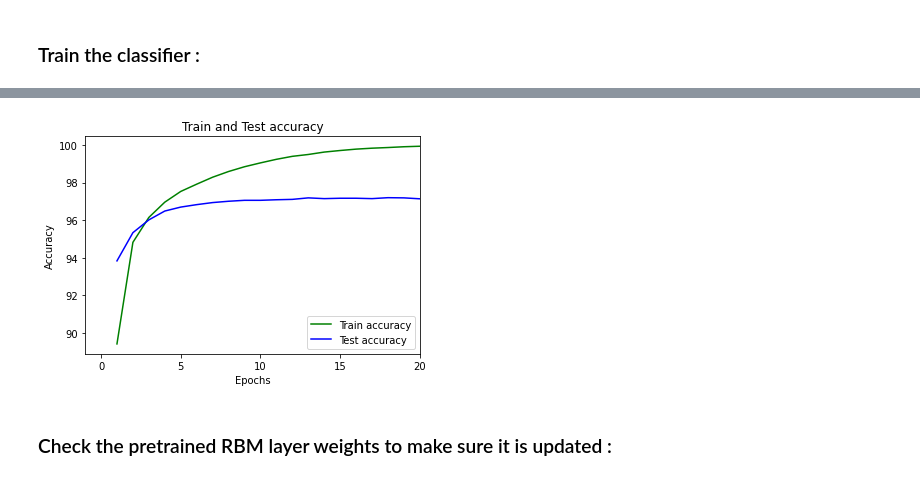
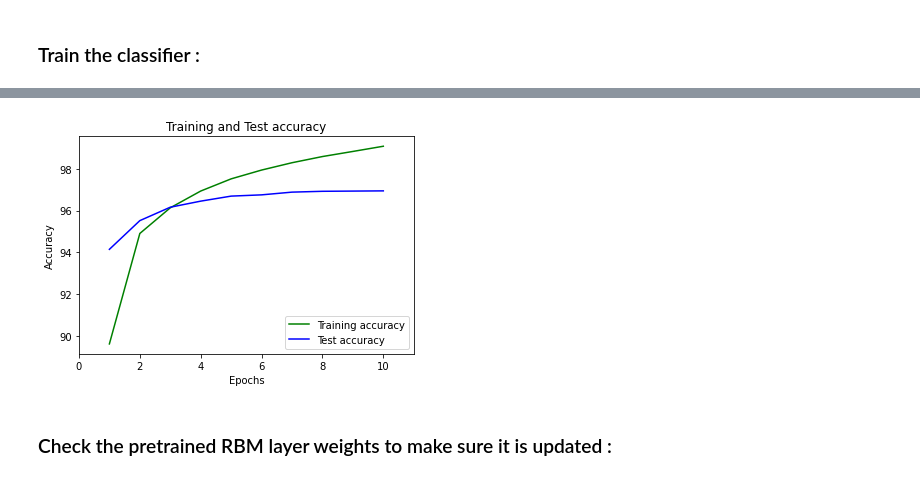
Before and after one commit to lilanpei/Restricted-Boltzmann-Machine-and-Deep-Belief-Network-on-MINIST, a Jupyter notebook: RBM&DBN_on_MNIST.ipynb, the cells around one changed output, grey strips where cells are left out. Drawn from its saved outputs; the diff is of its cells as text; code cells hidden in the pictures.

```diff
--- a/RBM&DBN_on_MNIST.ipynb
+++ b/RBM&DBN_on_MNIST.ipynb
@@ -190,3 +248,7 @@ optimizer = torch.optim.Adam(rbm_Model.parameters(), lr=1e-3)
 # %%
+rbm_Model = RBM_Net(rbm, HIDDEN_UNITS, 10)
+criterion = torch.nn.CrossEntropyLoss() # computes softmax and then the cross entropy
+optimizer = torch.optim.Adam(rbm_Model.parameters(), lr=1e-3)
+print(rbm_Model)
 y_true_tr,y_pred_tr,y_true,y_pred,history_tr,history_ts = rbm_Model.train(tr_loader, ts_loader, optimizer, rbm_Model, criterion)
 # %% [output]
@@ -213,16 +268,14 @@ Epoch : 20 | loss : 0.0194 | Train Accuracy: 92.90  | Test Accuracy: 93.09
 # %%
 import matplotlib.pyplot as plt
 
-epochs = range(1, 21)
-plt.plot(epochs, history_tr, 'g', label='Train accuracy')
+epochs = range(1, len(history_tr)+1)
+plt.plot(epochs, history_tr, 'g', label='Training accuracy')
 plt.plot(epochs, history_ts, 'b', label='Test accuracy')
-plt.title('Train and Test accuracy')
+plt.title('Training and Test accuracy')
 plt.xlabel('Epochs')
 plt.ylabel('Accuracy')
-plt.xlim([-1, 20])
-#plt.ylim([85, 95])
-plt.xticks(np.linspace(0, 20, 5))
-#plt.yticks(np.linspace(85, 95, 5))
+plt.xlim([0, len(history_tr)+1])
+plt.xticks(np.linspace(0, len(history_tr), 6))
 plt.legend(loc='lower right')
 plt.show()
 # %% [output]
@@ -310,7 +333,7 @@ class EMB_RBM_Net(torch.nn.Module):
 
         return F.log_softmax(x, dim=1)
 
-    def train(self, tr_loader, ts_loader, optimizer, clf, criterion, epochs=20):
+    def train(self, tr_loader, ts_loader, optimizer, clf, criterion, epochs=10):
         history_tr = []
         history_ts = []
         for epoch in range(epochs):
@@ -318,6 +341,7 @@ class EMB_RBM_Net(torch.nn.Module):
           total_tr = 0
           y_true_tr = []
           y_pred_tr = []
+          loss = 0
           for i, (batch_tr, labels_tr) in enumerate(tr_loader):
             batch_tr = Variable(batch_tr.view(-1, VISIBLE_UNITS))
             labels_tr = Variable(labels_tr)
@@ -332,6 +356,7 @@ class EMB_RBM_Net(torch.nn.Module):
             correct_tr += (prediction_tr == labels_tr).sum()
             loss_tr.backward()
             optimizer.step()
+            loss += loss_tr / batch_tr.size(0)
           accuracy_tr = correct_tr / total_tr * 100
           history_tr.append(accuracy_tr.data)
           # calculate accuracy
@@ -349,10 +374,11 @@ class EMB_RBM_Net(torch.nn.Module):
             correct += (prediction == labels).sum()
           accuracy = correct / total * 100
           history_ts.append(accuracy.data)
-          print("Epoch : {0:2d} | loss : {1:.4f} | Train Accuracy: {2:.2f}  | Test Accuracy: {3:.2f}".format(epoch+1, loss_tr.item(), accuracy_tr, accuracy))
+          print("Epoch : {0:2d} | loss : {1:.4f} | Train Accuracy: {2:.2f}  | Test Accuracy: {3:.2f}".format(epoch+1, loss.item(), accuracy_tr, accuracy))
 
         return y_true_tr, y_pred_tr, y_true, y_pred, history_tr, history_ts
 
 emb_rbm_Model = EMB_RBM_Net(rbm, VISIBLE_UNITS, 10)
 criterion = torch.nn.CrossEntropyLoss() # computes softmax and then the cross entropy
 optimizer = torch.optim.Adam(emb_rbm_Model.parameters(), lr=1e-3)
+print(emb_rbm_Model)
@@ -361,3 +420,7 @@ optimizer = torch.optim.Adam(emb_rbm_Model.parameters(), lr=1e-3)
 # %%
+emb_rbm_Model = EMB_RBM_Net(rbm, VISIBLE_UNITS, 10)
+criterion = torch.nn.CrossEntropyLoss() # computes softmax and then the cross entropy
+optimizer = torch.optim.Adam(emb_rbm_Model.parameters(), lr=1e-3)
+print(emb_rbm_Model)
 y_true_tr,y_pred_tr,y_true,y_pred,history_tr,history_ts = emb_rbm_Model.train(tr_loader, ts_loader, optimizer, emb_rbm_Model, criterion)
 # %% [output]
@@ -384,20 +441,18 @@ Epoch : 20 | loss : 0.0007 | Train Accuracy: 99.93  | Test Accuracy: 97.14
 # %%
 import matplotlib.pyplot as plt
 
-epochs = range(1, 21)
-plt.plot(epochs, history_tr, 'g', label='Train accuracy')
+epochs = range(1, len(history_tr)+1)
+plt.plot(epochs, history_tr, 'g', label='Training accuracy')
 plt.plot(epochs, history_ts, 'b', label='Test accuracy')
-plt.title('Train and Test accuracy')
+plt.title('Training and Test accuracy')
 plt.xlabel('Epochs')
 plt.ylabel('Accuracy')
-plt.xlim([-1, 20])
-#plt.ylim([85, 95])
-plt.xticks(np.linspace(0, 20, 5))
-#plt.yticks(np.linspace(85, 95, 5))
+plt.xlim([0, len(history_tr)+1])
+plt.xticks(np.linspace(0, len(history_tr), 6))
 plt.legend(loc='lower right')
 plt.show()
 # %% [output]
-[figure, old version]
+[figure, new version]
 # %% [markdown]
 ### Check the pretrained RBM layer weights to make sure it is updated :
 # %%
```
Also changed, not shown: parts of 62 cells of this notebook, 21 other files.
